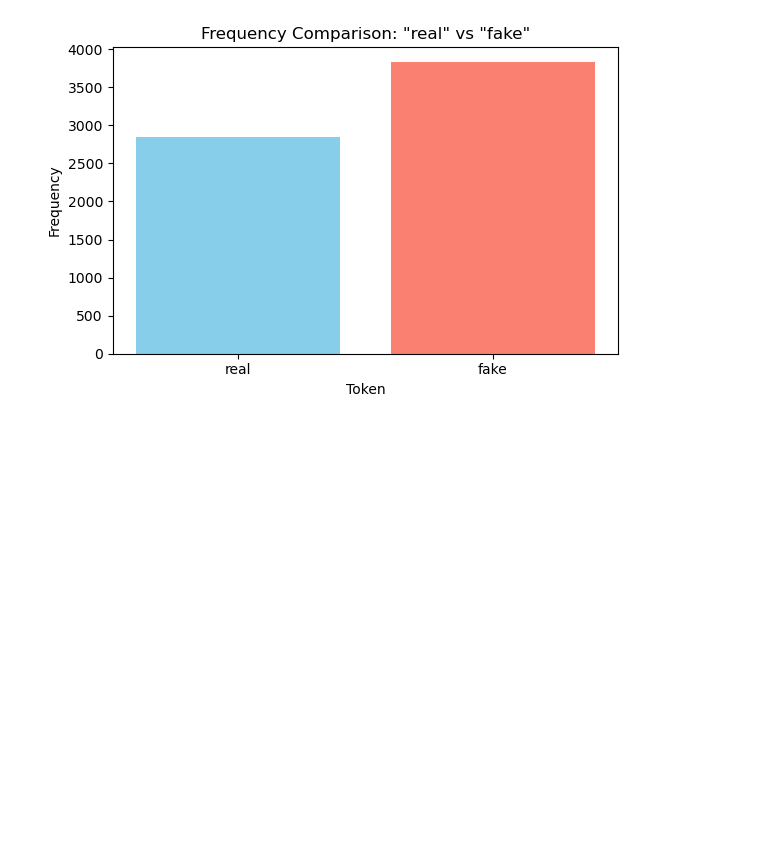
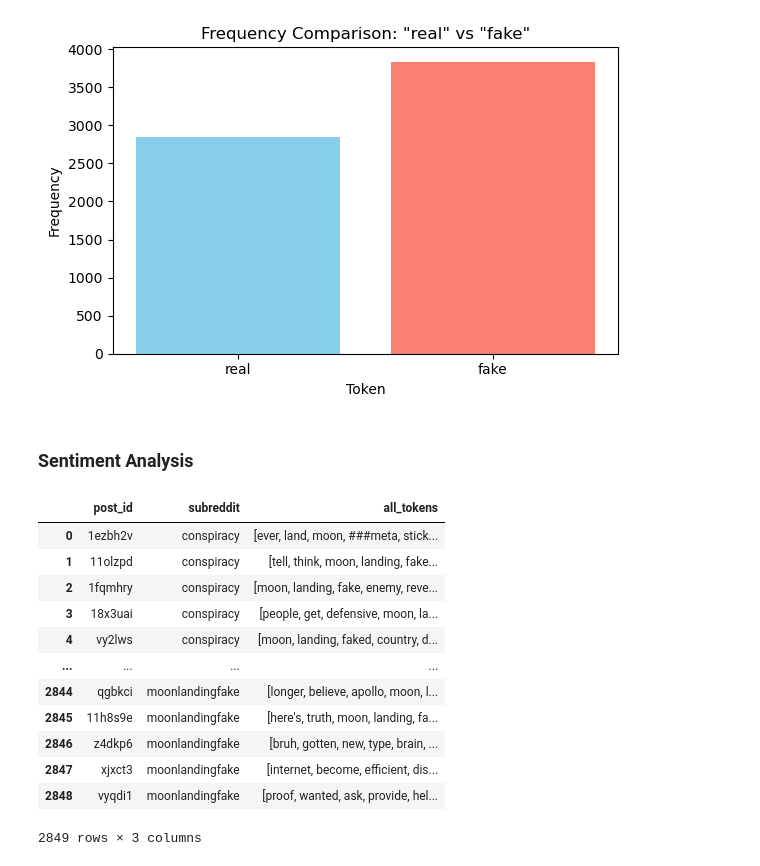
Before and after one commit to Ifaz111/Cosc2671_A2Group15, a Jupyter notebook: Group 15 Code.ipynb, the cells around one changed output. Cells and saved outputs as stored; diff of their text form; code cells hidden in the pictures; blank space fills up the shorter version.

```diff
--- a/Group 15 Code.ipynb
+++ b/Group 15 Code.ipynb
@@ -227,3 +227,5 @@ plt.tight_layout()
 plt.show()
 # %% [output]
 [figure]
+# %% [markdown]
+### Sentiment Analysis
@@ -229,0 +264,16 @@ plt.show()
+# %%
+combined_tokens_df
+# %% [output]
+|  | post_id | subreddit | all_tokens |
+| 0 | 1ezbh2v | conspiracy | [ever, land, moon, ###meta, stick... |
+| 1 | 11olzpd | conspiracy | [tell, think, moon, landing, fake... |
+| 2 | 1fqmhry | conspiracy | [moon, landing, fake, enemy, reve... |
+| 3 | 18x3uai | conspiracy | [people, get, defensive, moon, la... |
+| 4 | vy2lws | conspiracy | [moon, landing, faked, country, d... |
+| ... | ... | ... | ... |
+| 2844 | qgbkci | moonlandingfake | [longer, believe, apollo, moon, l... |
+| 2845 | 11h8s9e | moonlandingfake | [here's, truth, moon, landing, fa... |
+| 2846 | z4dkp6 | moonlandingfake | [bruh, gotten, new, type, brain, ... |
+| 2847 | xjxct3 | moonlandingfake | [internet, become, efficient, dis... |
+| 2848 | vyqdi1 | moonlandingfake | [proof, wanted, ask, provide, hel... |
+2849 rows × 3 columns
```
Also changed, not shown: parts of 7 cells of this notebook.
